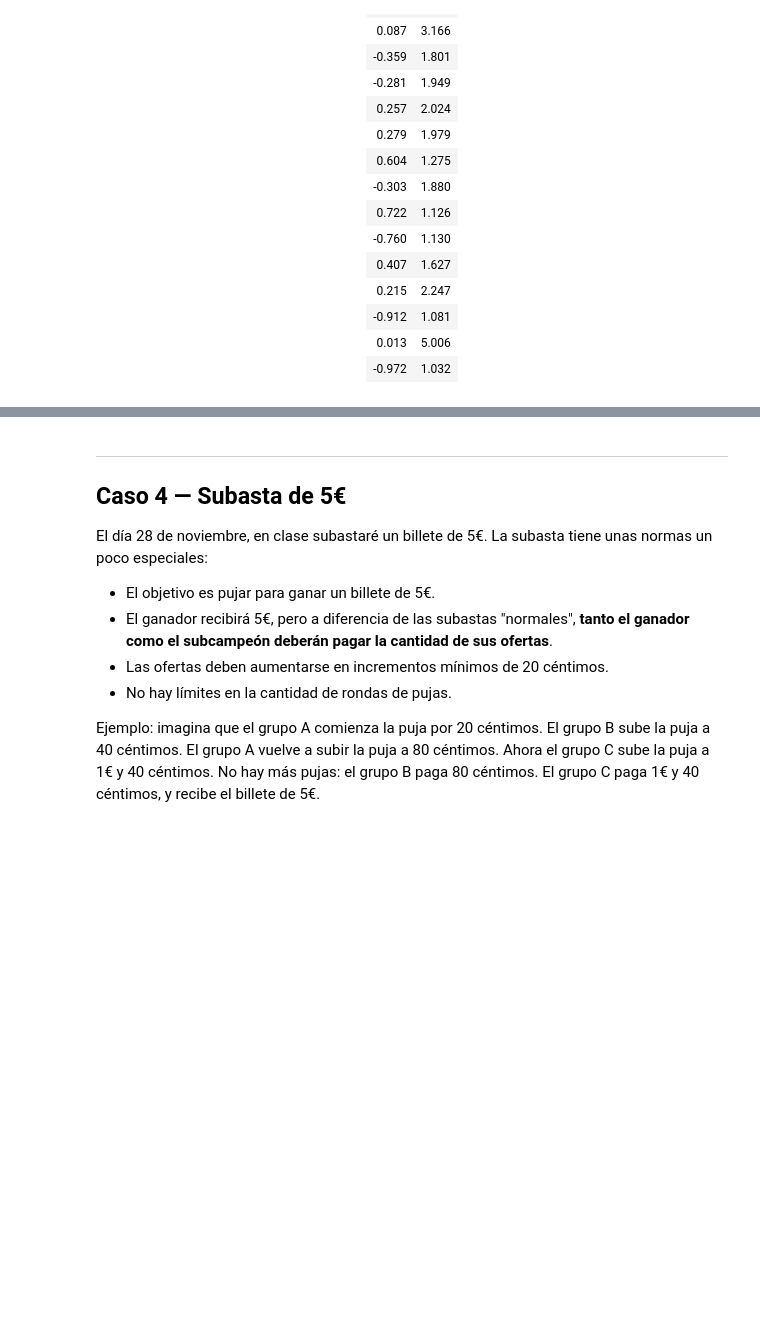
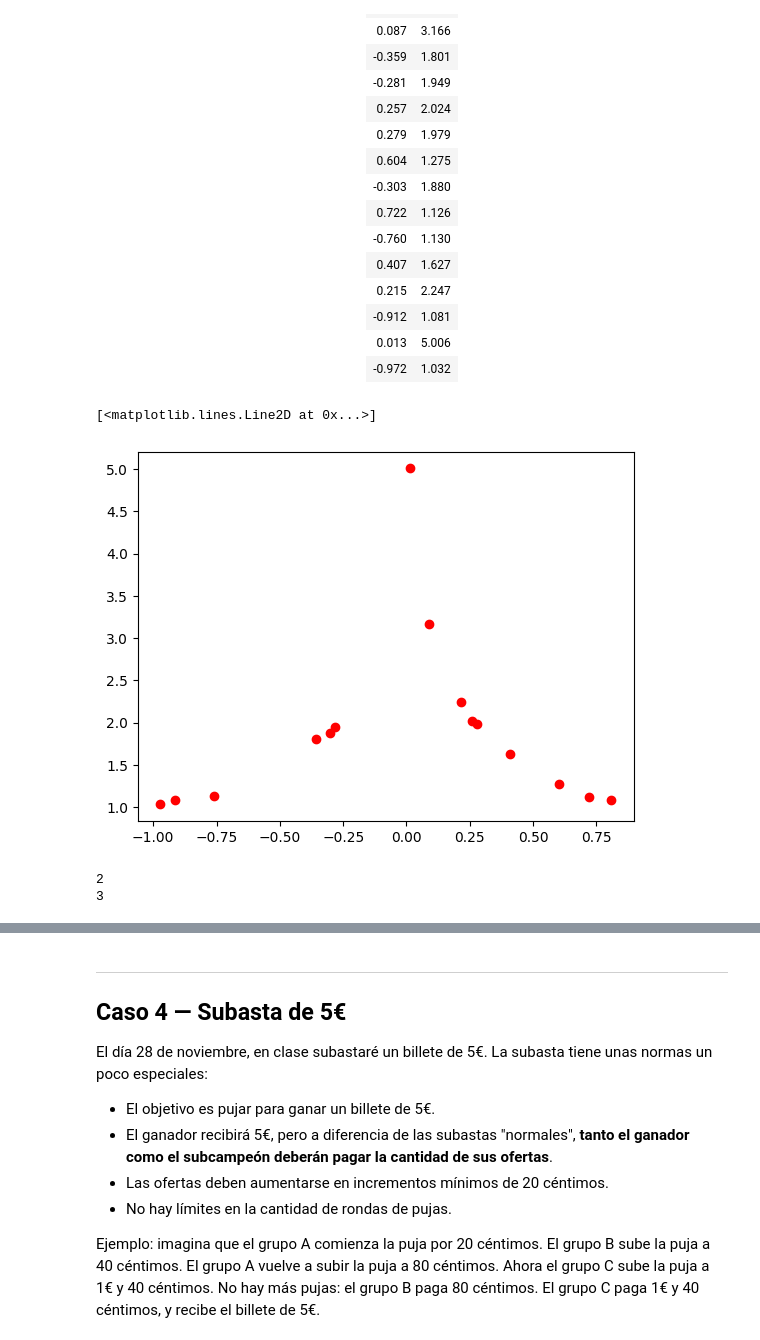
Before and after one commit to Chepados/ALN_practica_2, a Jupyter notebook: Práctica 2 — Campeonato de predicción.ipynb, the cells around one changed output, grey strips where cells are left out. Cells and saved outputs as stored; diff of their text form; code cells hidden in the pictures; blank space fills up the shorter version.

```diff
--- a/Práctica 2 — Campeonato de predicción.ipynb
+++ b/Práctica 2 — Campeonato de predicción.ipynb
@@ -78,3 +182,20 @@ Observa los siguientes pares de valores $x$, $y$. Predice cuál será el valor a
 
 
 </center>
+# %%
+import numpy as np
+import pandas as pd
+from scipy.interpolate import CubicSpline
+from sklearn.linear_model import LinearRegression
+import matplotlib.pyplot as plt
+
+# Datos proporcionados
+x_vals = np.array([0.808, 0.087, -0.359, -0.281, 0.257, 0.279, 0.604, -0.303, 0.722, -0.760,
+                   0.407, 0.215, -0.912, 0.013, -0.972])
+y_vals = np.array([1.081, 3.166, 1.801, 1.949, 2.024, 1.979, 1.275, 1.880, 1.126, 1.130,
+                   1.627, 2.247, 1.081, 5.006, 1.032])
+# %%
+plt.plot(x_vals, y_vals, "ro")
+# %% [output]
+[<matplotlib.lines.Line2D at 0x...>]
+[figure, added]
@@ -80,0 +206,9 @@ Observa los siguientes pares de valores $x$, $y$. Predice cuál será el valor a
+# %%
+grado_minimo_negativo = 3
+
+for i in range(2, grado_minimo_negativo + 1):
+    print(i)
+    df[f"x_vals_{i}"] = abs(df["x_vals"] ** -i)
+# %% [output]
+2
+3
```
Also changed, not shown: parts of 16 cells of this notebook.
